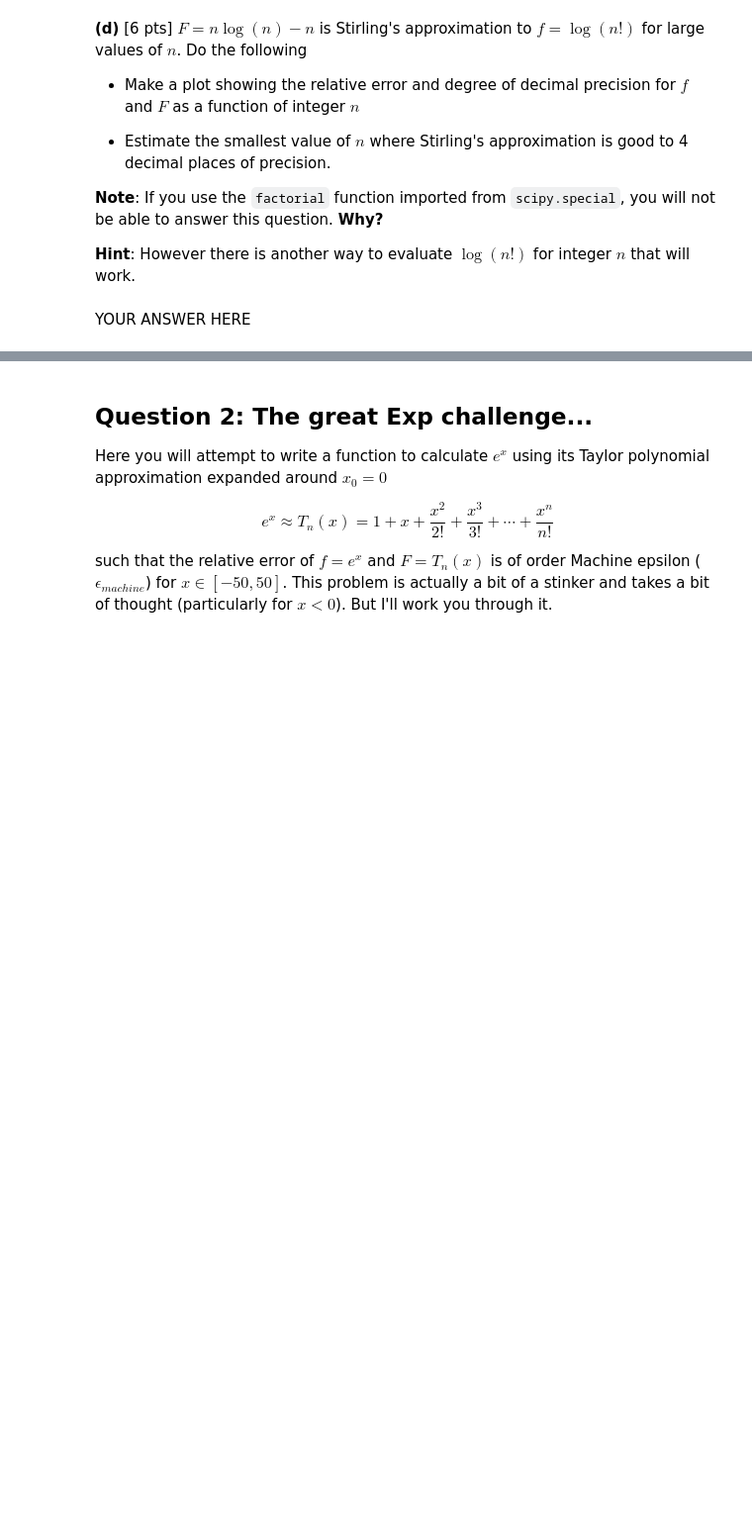
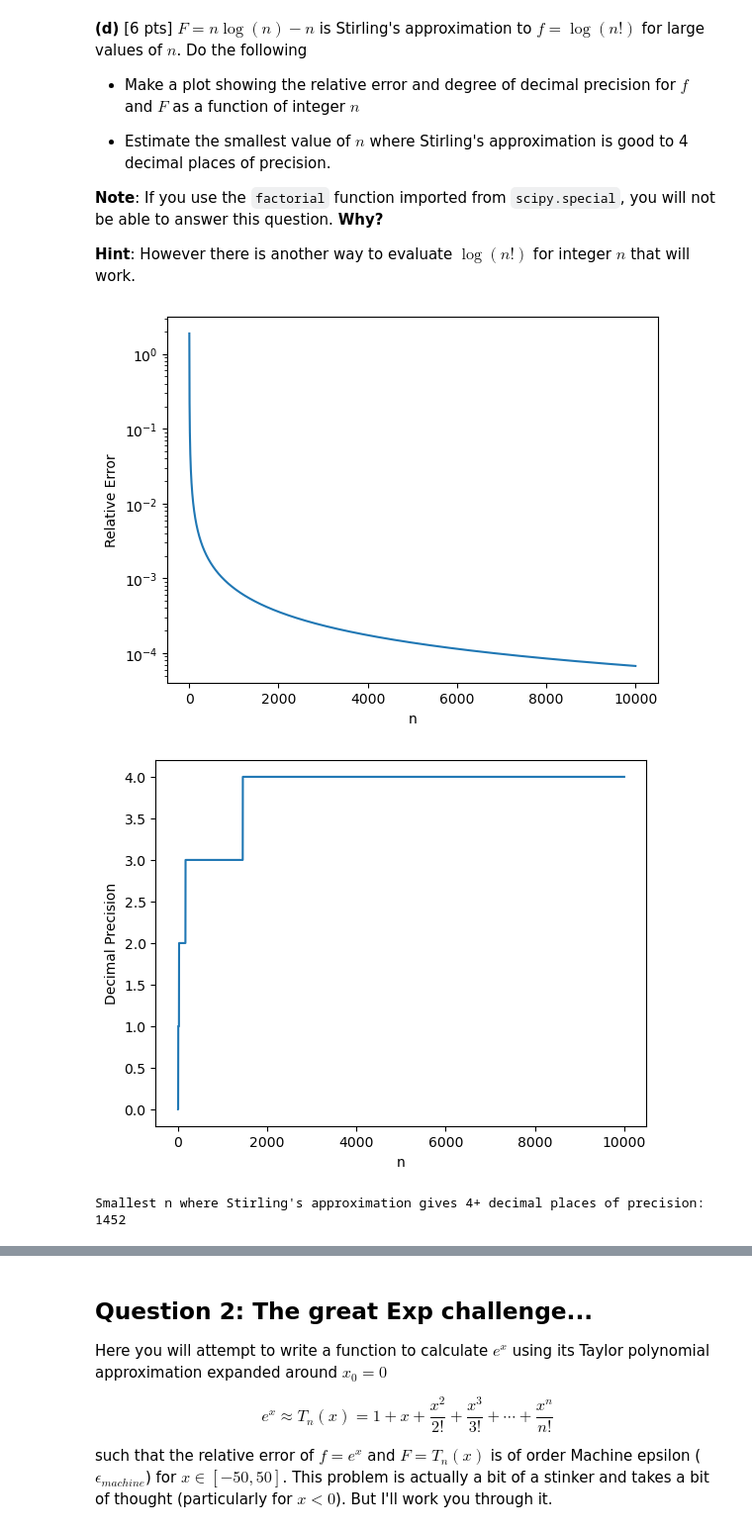
Before and after one commit to mpmendoza/intro-numerical-methods, a Jupyter notebook: hw1/HW1_error.ipynb, the cells around one changed output, grey strips where cells are left out. Shown at 99% size. Saved outputs shown, nothing was run; the diff lists cells and outputs as text; code cells hidden in the pictures; blank space fills up the shorter version.

```diff
--- a/hw1/HW1_error.ipynb
+++ b/hw1/HW1_error.ipynb
@@ -269,2 +260,49 @@ raise NotImplementedError()
-# %% [markdown]
-YOUR ANSWER HERE
+# %%
+# choose N (e.g., 10000)
+N = 10000
+n = numpy.arange(2, N+1, dtype=float)
+
+
+
+# true log(n!) via cumulative sum of logs
+# f = numpy.cumsum(numpy.log(n))              # shape (N,)
+f = numpy.cumsum(numpy.log(numpy.arange(1, N+1)))[1:]  # same length as n
+
+
+# Stirling (crude) approximation
+F = n * numpy.log(n) - n
+
+# errors
+e = numpy.abs(f - F)
+r = e/numpy.abs(f)
+
+# decimal precision (guard zeros)
+p = numpy.where(r > 0, numpy.floor(-numpy.log10(r/5.)), numpy.inf)
+
+# plotting (two separate figures is fine)
+# plt.figure(); plt.plot(n, rel_err); plt.yscale('log'); ...
+# plt.figure(); plt.plot(n, p); ...
+plt.figure()
+plt.plot(n, r)
+plt.yscale('log')
+plt.xlabel("n")
+plt.ylabel("Relative Error")
+
+plt.figure()
+plt.plot(n, p)
+plt.xlabel("n")
+plt.ylabel("Decimal Precision")
+
+plt.show()
+
+
+if not numpy.any(p >= 4):
+    print("No n ≤", N, "achieves 4 decimal places.")
+else:
+    idx = numpy.argmax(p >= 4)
+    n_star = int(n[idx])
+    print("Smallest n where Stirling's approximation gives 4+ decimal places of precision:", n_star)
+# %% [output]
+[figure, added]
+[figure, added]
+Smallest n where Stirling's approximation gives 4+ decimal places of precision: 1452
```
Also changed, not shown: parts of 10 cells of this notebook.
